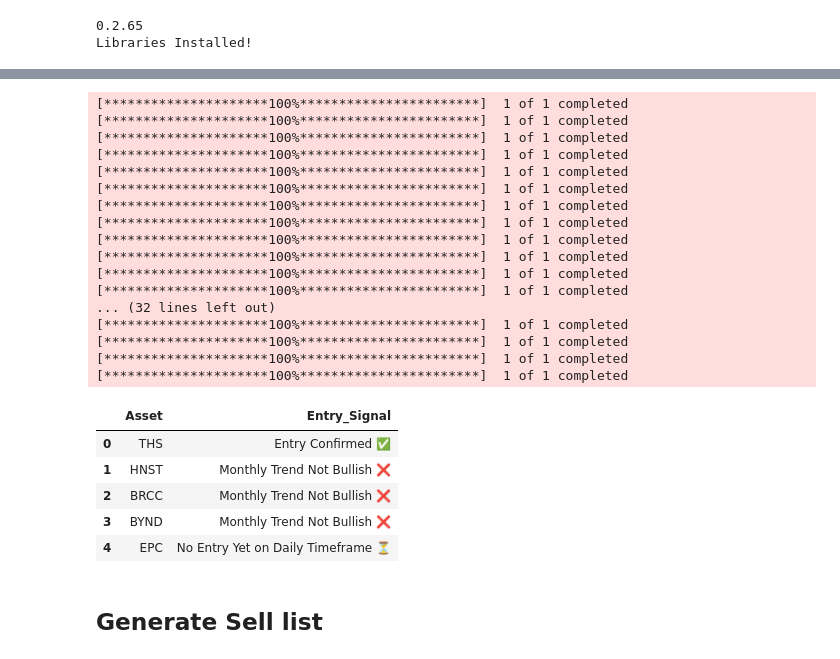
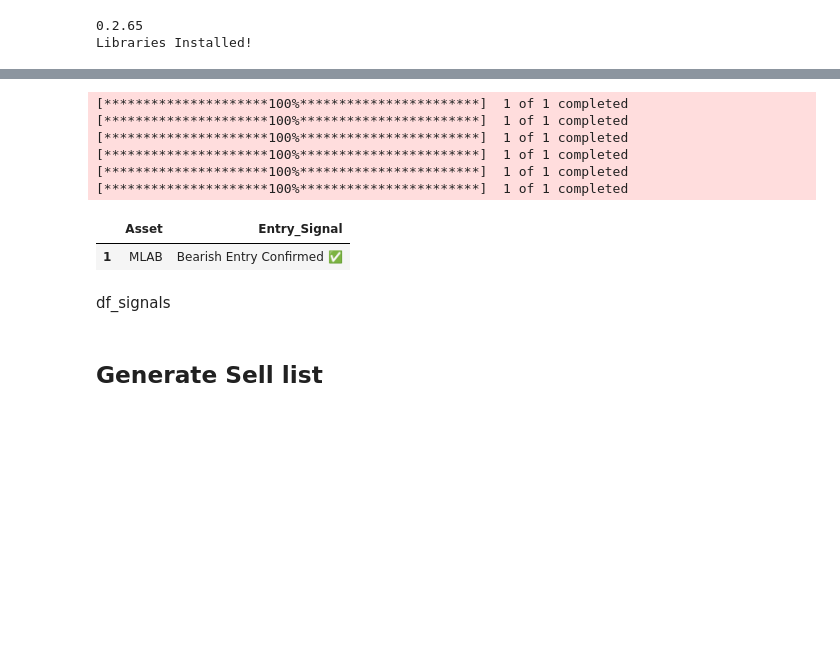
Before and after one commit to obeabi/AirlineSentiment, a Jupyter notebook: ShortTrades.ipynb, the cells around one changed output, grey strips where cells are left out. Drawn from its saved outputs; the diff is of its cells as text; code cells hidden in the pictures; blank space fills up the shorter version.

Commit message:
updated entry

```diff
--- a/ShortTrades.ipynb
+++ b/ShortTrades.ipynb
@@ -606,36 +631,23 @@ def check_mtf_entry(tickers):
 # %%
 # Multi-time frame entry Check
-#df_results = pd.DataFrame(results).dropna()
-etfs_to_check = df_o['Asset'].tolist()  #df_o['ETF'] #df_results['ETF'].tolist()
+etfs_to_check = df_o['Asset'].tolist()
 
 df_signals = check_mtf_entry(etfs_to_check)
 
+df_final = df_signals[df_signals['Entry_Signal'] =="Bearish Entry Confirmed ✅"]
 
-df_signals.head()
+df_final.head()
 # %% [output]
 [*********************100%***********************]  1 of 1 completed
 [*********************100%***********************]  1 of 1 completed
 [*********************100%***********************]  1 of 1 completed
 [*********************100%***********************]  1 of 1 completed
 [*********************100%***********************]  1 of 1 completed
 [*********************100%***********************]  1 of 1 completed
-[*********************100%***********************]  1 of 1 completed
-[*********************100%***********************]  1 of 1 completed
-[*********************100%***********************]  1 of 1 completed
-[*********************100%***********************]  1 of 1 completed
-[*********************100%***********************]  1 of 1 completed
-[*********************100%***********************]  1 of 1 completed
-... (32 lines left out)
-[*********************100%***********************]  1 of 1 completed
-[*********************100%***********************]  1 of 1 completed
-[*********************100%***********************]  1 of 1 completed
-[*********************100%***********************]  1 of 1 completed
 |  | Asset | Entry_Signal |
-| 0 | THS | Entry Confirmed ✅ |
-| 1 | HNST | Monthly Trend Not Bullish ❌ |
-| 2 | BRCC | Monthly Trend Not Bullish ❌ |
-| 3 | BYND | Monthly Trend Not Bullish ❌ |
-| 4 | EPC | No Entry Yet on Daily Timeframe ⏳ |
+| 1 | MLAB | Bearish Entry Confirmed ✅ |
+# %% [markdown]
+df_signals
 # %% [markdown]
 ## Generate Sell list
 # %%
```
Also changed, not shown: parts of 9 cells of this notebook.
